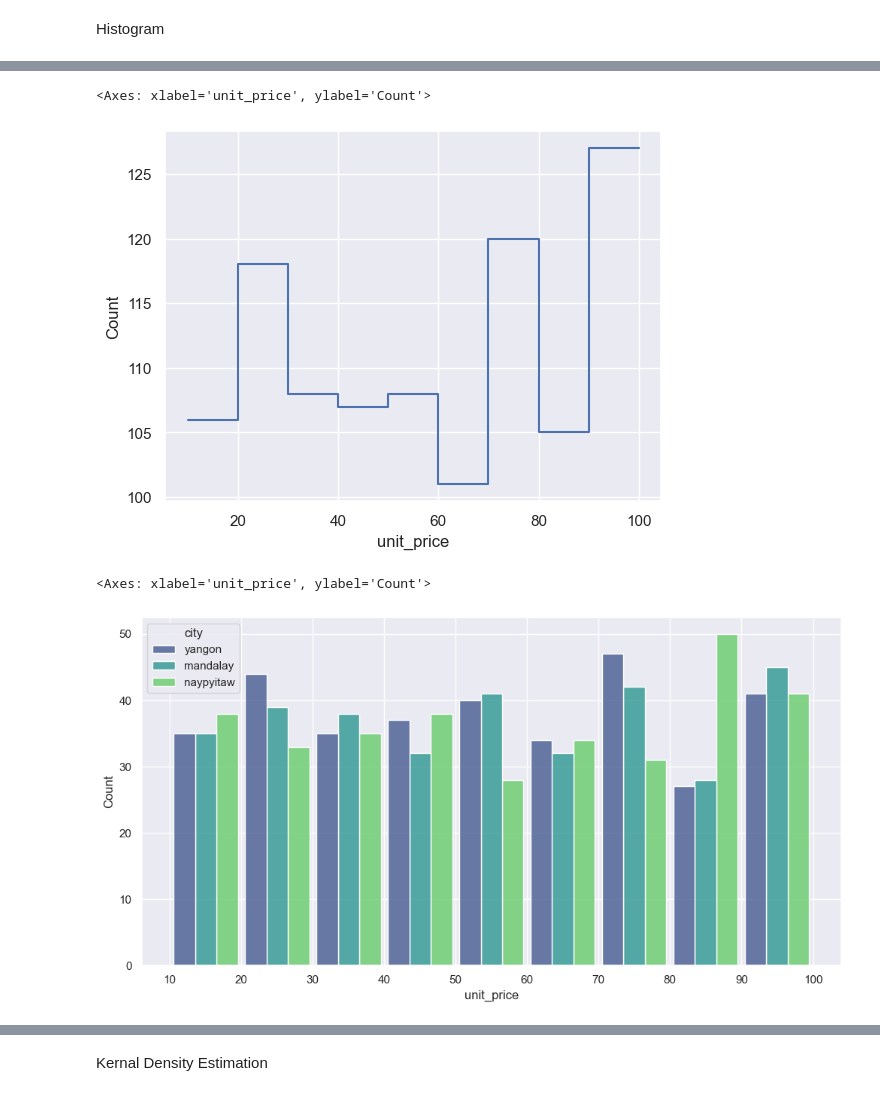
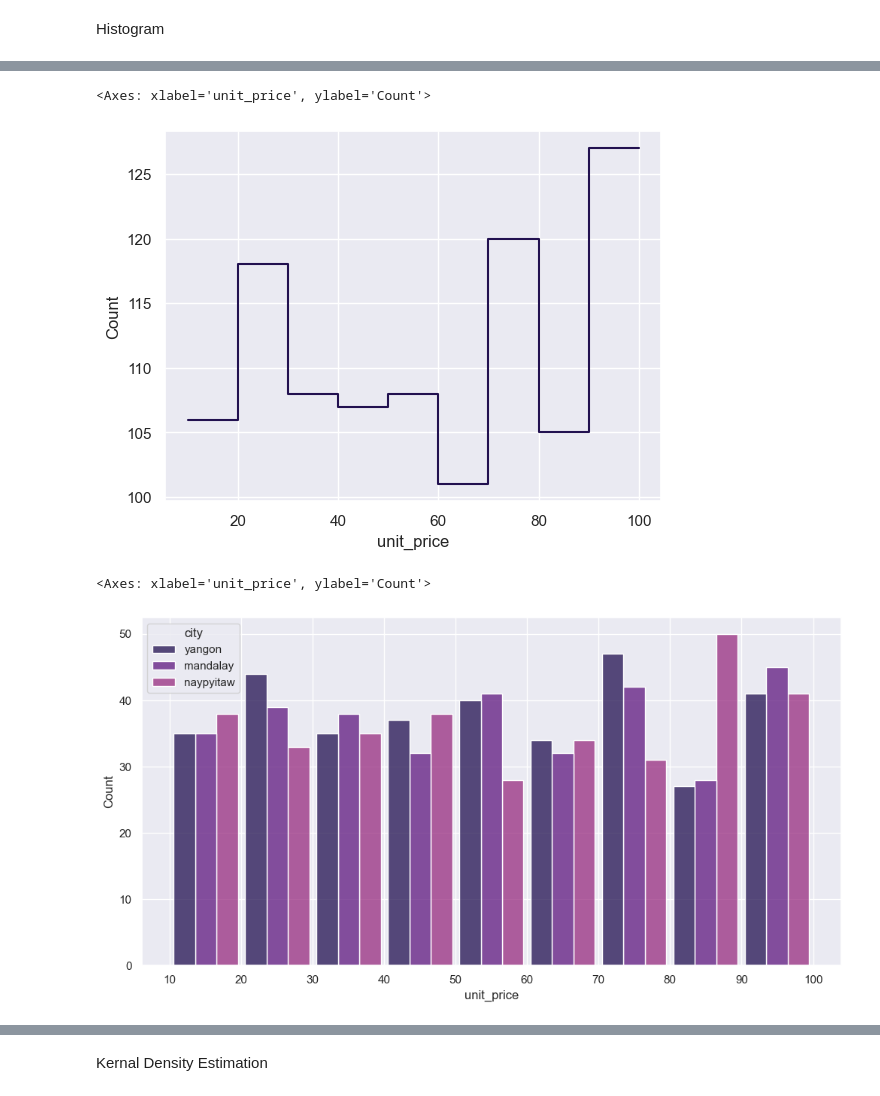
Before and after one commit to NourMansour911/sns_supermarket, a Jupyter notebook: supermarket_sns/cln_market.ipynb, the cells around one changed output, grey strips where cells are left out. Cells and saved outputs as stored; diff of their text form; code cells hidden in the pictures.

Commit message:
categorical plots done

```diff
--- a/supermarket_sns/cln_market.ipynb
+++ b/supermarket_sns/cln_market.ipynb
@@ -51,7 +51,7 @@ Index(['unit_price', 'quantity', 'tax_5%', 'total', 'rating', 'cogs',
 # %% [markdown]
 ## Plotting the Data
 # %%
-sns.set_theme(style='darkgrid')
+sns.set_theme(style='darkgrid',palette='magma',)
 # %% [markdown]
 ### Relational Plots
 # %% [markdown]
@@ -93,14 +172,14 @@ sns.histplot(data=df,x='unit_price',kde=True,binwidth=10,binrange=(10,100),stat=
 sns.histplot(data=df,x='unit_price',binwidth=10,binrange=(10,100),stat='count',discrete=False,element='step',fill=False)
 # %% [output]
 <Axes: xlabel='unit_price', ylabel='Count'>
-[figure, old version]
+[figure, new version]
 # %%
 plt.figure(figsize=(12,6))
 plt.xticks(range(10,101,10))
-sns.histplot(data=df,x='unit_price',binwidth=10,hue='city',multiple='dodge',shrink=0.9,palette='viridis')
+sns.histplot(data=df,x='unit_price',binwidth=10,hue='city',multiple='dodge',shrink=0.9)
 # %% [output]
 <Axes: xlabel='unit_price', ylabel='Count'>
-[figure, old version]
+[figure, new version]
 # %%
 plt.xticks(range(0,101,5))
 sns.histplot(data=df,x='gross_income',y='rating',cbar=True,stat='count')
```
Also changed, not shown: parts of 28 cells of this notebook, 1 other file.
